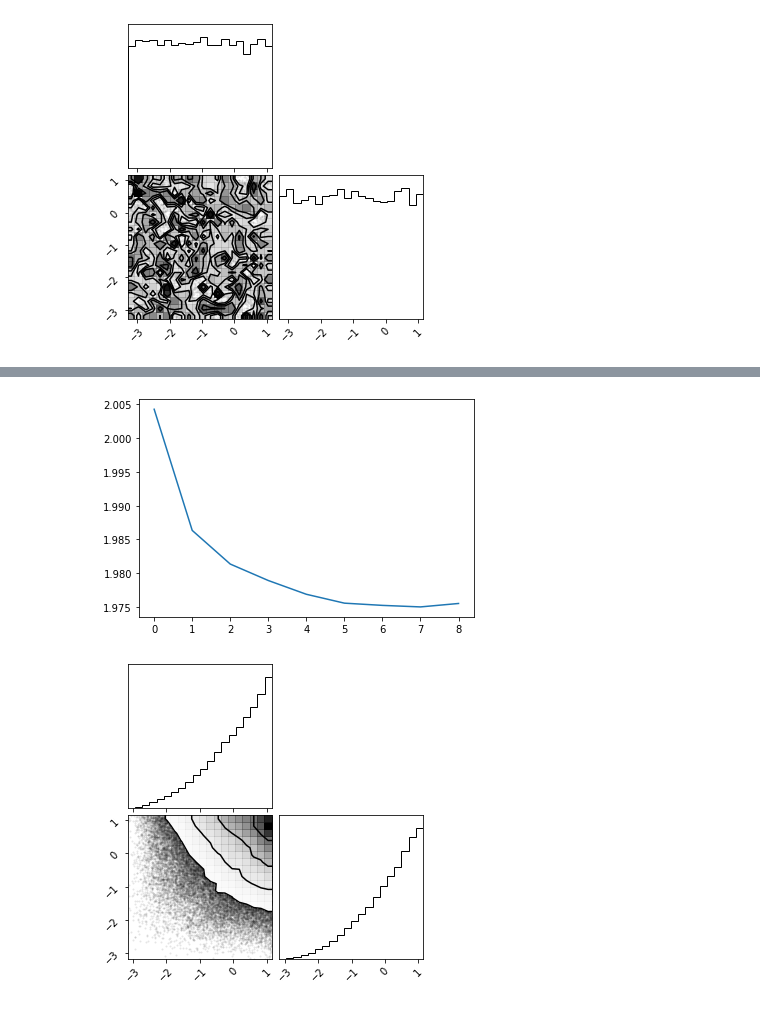
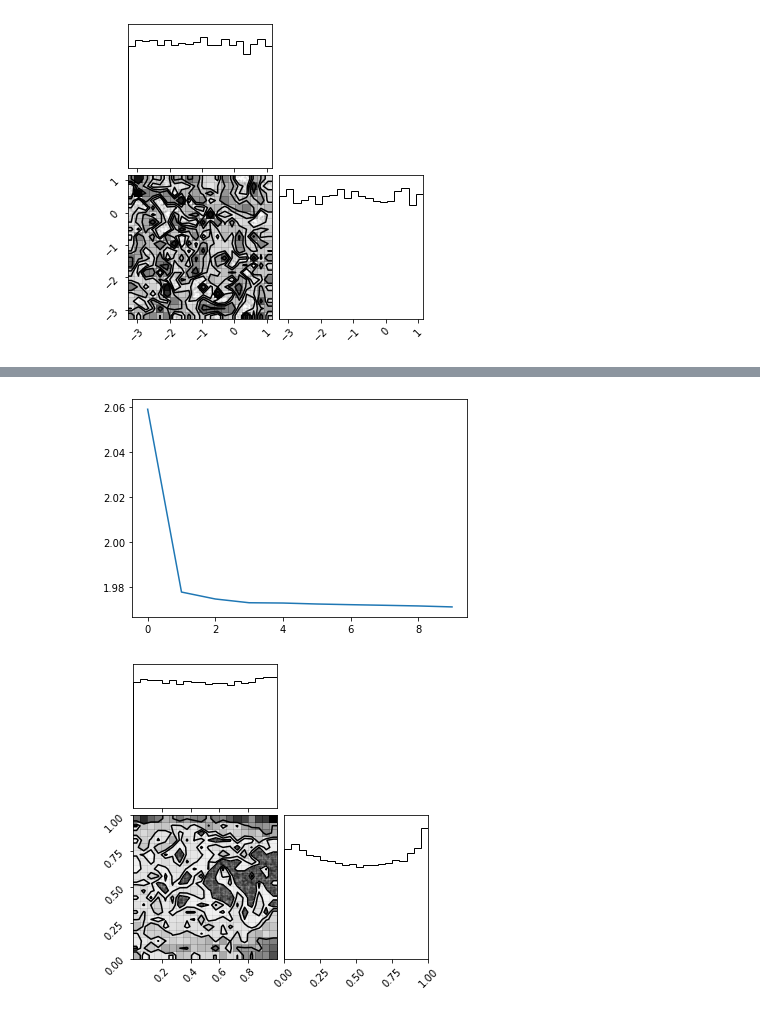
Before and after one commit to mdmould/shallow, a Jupyter notebook: examples/8_conditional.ipynb, the cells around one changed output, grey strips where cells are left out. Cells and saved outputs as stored; diff of their text form; code cells hidden in the pictures.

```diff
--- a/examples/8_conditional.ipynb
+++ b/examples/8_conditional.ipynb
@@ -116,9 +113,9 @@ def make_kwargs(flow, condition):
 #         for b in flow.bijector.bijectors if prefix in b.name
 #         }
 # %%
-n_flows = 5
+n_flows = 10
 n_layers = 1
-n_units = 128
+n_units = 1024
 
 activation = 'relu'
 
@@ -143,14 +140,12 @@ for i in range(n_flows):
         hidden_units=[n_units]*n_layers,
         #input_order='left-to-right',
         #hidden_degrees='equal',
-        activation=activation,
+        activation='relu',
         #use_bias=True,
-        # kernel_initializer=tfk.initializers.RandomNormal(mean=0., stddev=.01),
-        # bias_initializer=tfk.initializers.RandomNormal(mean=0., stddev=.01),
-        kernel_initializer='glorot_uniform',
-        bias_initializer='glorot_uniform',
-        # kernel_regularizer=tf.keras.regularizers.L2(l2=1e-6),
-        # bias_regularizer=tf.keras.regularizers.L2(l2=1e-6),
+        kernel_initializer=tfk.initializers.RandomNormal(mean=0., stddev=.01),
+        bias_initializer='zeros', #tfk.initializers.RandomNormal(mean=0., stddev=.01),
+        # kernel_regularizer=tf.keras.regularizers.L2(l2=1e-3),
+        # bias_regularizer=tf.keras.regularizers.L2(l2=1e-3),
         #kernel_constraint=None,
         #bias_constraint=None,
         #validate_args=False,
@@ -225,21 +220,21 @@ Epoch 10/10
 # %%
-plt.plot(result.history['loss'][1:]);
+plt.plot(result.history['loss'][0:]);
 # %% [output]
-[figure, old version]
+[figure, new version]
 # %%
-slope = 2
-n_samples = 100000
+slope = 0
+n = 100000
 
-condition = slopes_norm.forward(slope) * np.ones((n_samples, 1))
-#condition = slope * np.ones((n_samples, 1))
+#condition = slope * np.ones((n, 1))
+condition = slopes_norm.forward(slope) * np.ones((n, 1))
 bijector_kwargs = make_kwargs(nf, condition)
 
-samples = nf.sample(n_samples, bijector_kwargs=bijector_kwargs).numpy()
+samples = nf.sample(n, bijector_kwargs=bijector_kwargs).numpy()
 #samples = distribution.sample(n_samples)
 #samples = nf.bijector.forward(samples, **bijector_kwargs).numpy()
-#samples = data_norm.inverse(samples)
+samples = data_norm.inverse(samples)
 
 corner(samples);
 # %% [output]
-[figure, old version]
+[figure, new version]
 # %%
```
Also changed, not shown: parts of 3 cells of this notebook, 2 other files.
